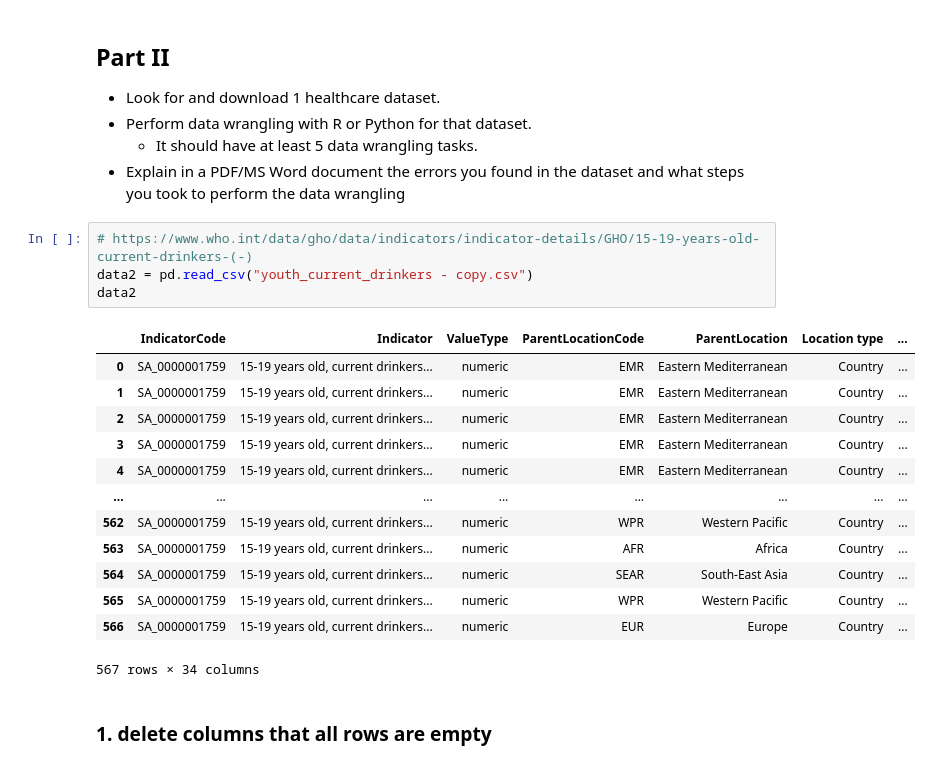
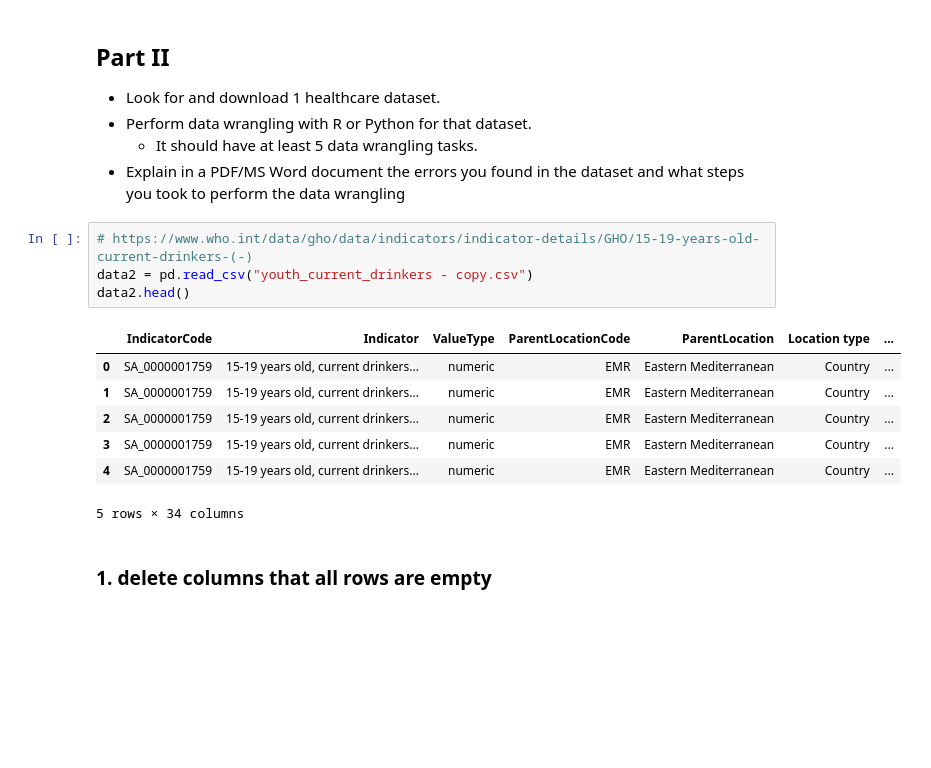
Before and after one commit to xxiaomm/nyu-healthcare-labs, a Jupyter notebook: lab2/lab2_XiaoMa_xm2074.ipynb, the cells around one changed output. Cells and saved outputs as stored; diff of their text form; blank space fills up the shorter version.

```diff
--- a/lab2/lab2_XiaoMa_xm2074.ipynb
+++ b/lab2/lab2_XiaoMa_xm2074.ipynb
@@ -124,21 +119,15 @@ dtype: object
 # %%
 # https://www.who.int/data/gho/data/indicators/indicator-details/GHO/15-19-years-old-current-drinkers-(-)
 data2 = pd.read_csv("youth_current_drinkers - copy.csv")
-data2
+data2.head()
 # %% [output]
 |  | IndicatorCode | Indicator | ValueType | ParentLocationCode | ParentLocation | Location type | ... |
 | 0 | SA_0000001759 | 15-19 years old, current drinkers... | numeric | EMR | Eastern Mediterranean | Country | ... |
 | 1 | SA_0000001759 | 15-19 years old, current drinkers... | numeric | EMR | Eastern Mediterranean | Country | ... |
 | 2 | SA_0000001759 | 15-19 years old, current drinkers... | numeric | EMR | Eastern Mediterranean | Country | ... |
 | 3 | SA_0000001759 | 15-19 years old, current drinkers... | numeric | EMR | Eastern Mediterranean | Country | ... |
 | 4 | SA_0000001759 | 15-19 years old, current drinkers... | numeric | EMR | Eastern Mediterranean | Country | ... |
-| ... | ... | ... | ... | ... | ... | ... | ... |
-| 562 | SA_0000001759 | 15-19 years old, current drinkers... | numeric | WPR | Western Pacific | Country | ... |
-| 563 | SA_0000001759 | 15-19 years old, current drinkers... | numeric | AFR | Africa | Country | ... |
-| 564 | SA_0000001759 | 15-19 years old, current drinkers... | numeric | SEAR | South-East Asia | Country | ... |
-| 565 | SA_0000001759 | 15-19 years old, current drinkers... | numeric | WPR | Western Pacific | Country | ... |
-| 566 | SA_0000001759 | 15-19 years old, current drinkers... | numeric | EUR | Europe | Country | ... |
-567 rows × 34 columns
+5 rows × 34 columns
 # %% [markdown]
 ### 1. delete columns that all rows are empty
 # %%
```
Also changed, not shown: parts of 13 cells of this notebook, 2 other files.
